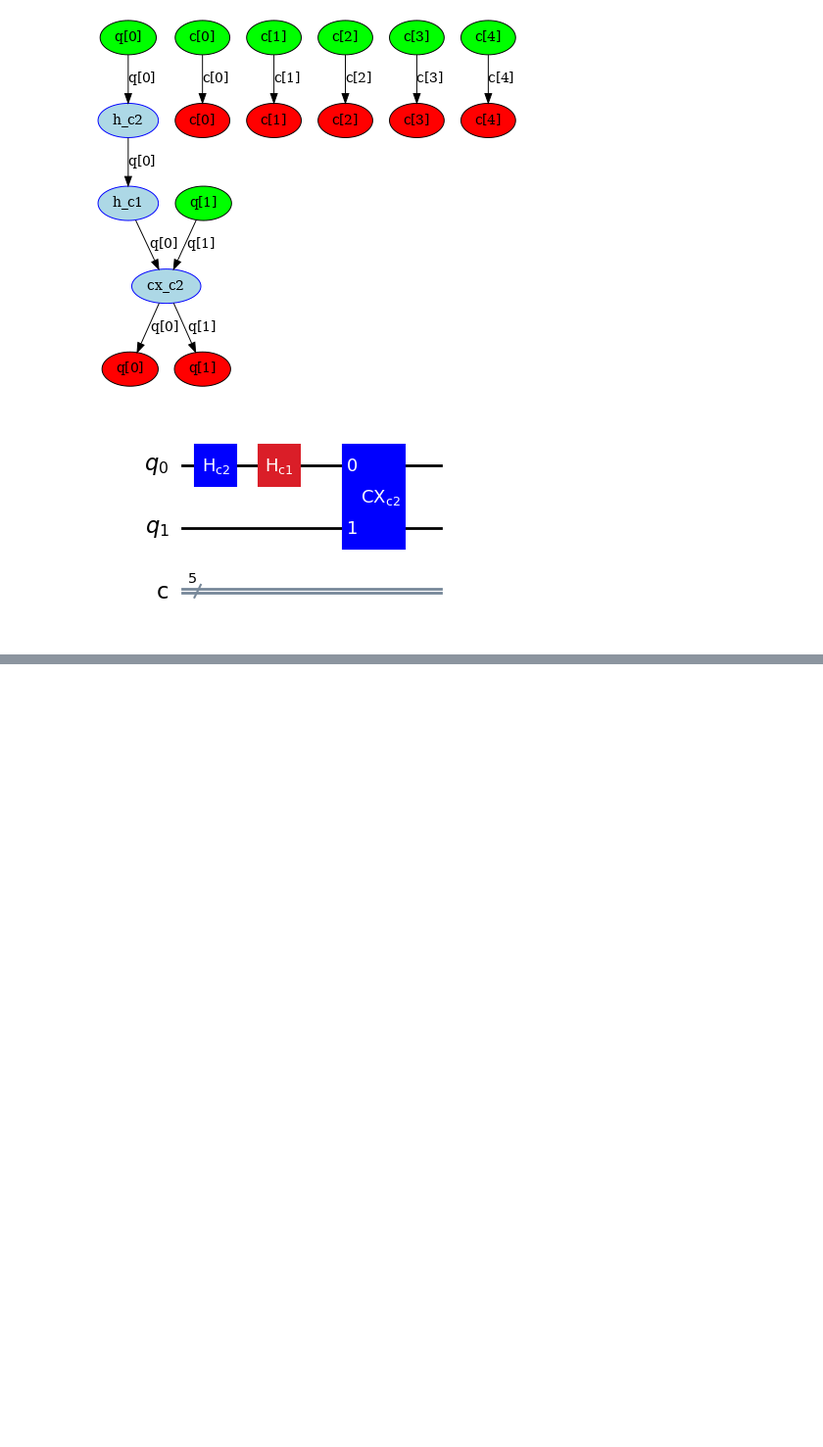
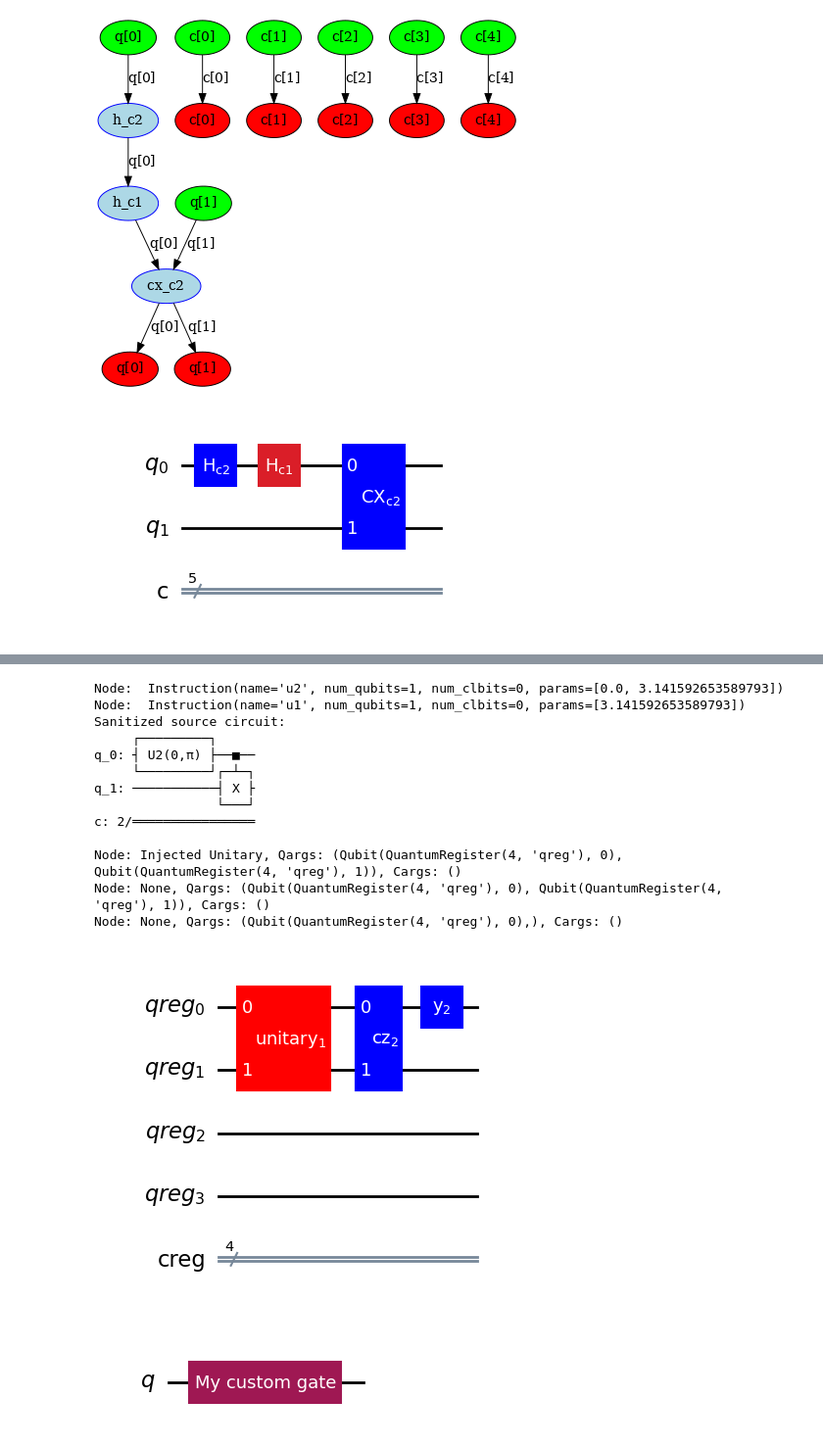
Before and after one commit to sola-st/qite-quantum-platform-testing, a Jupyter notebook: notebooks/011_Dag_Manipulation.ipynb, the cells around one changed output, grey strips where cells are left out. Shown: that part at 98% size. Cells and saved outputs as stored; diff of their text form; code cells hidden in the pictures; blank space fills up the shorter version.

```diff
--- a/notebooks/011_Dag_Manipulation.ipynb
+++ b/notebooks/011_Dag_Manipulation.ipynb
@@ -204,0 +225,47 @@ qc_viz.draw("mpl",
+# %%
+from generators.knitting.unitary_knitter import UnitaryKnitter
+
+uk = UnitaryKnitter(qc_1, qc_2)
+qc_combine_unitary = uk.combine_circuits()
+
+qc_viz_unitary = uk.get_viz_circuit()
+displaytext_unitary = uk.get_viz_map_name_to_text()
+displaycolor_unitary = uk.get_viz_map_name_to_color()
+qc_viz_unitary.draw("mpl",
+                    style={
+                        "displaytext": displaytext_unitary,
+                        "displaycolor": displaycolor_unitary})
+# %% [output]
+Node:  Instruction(name='u2', num_qubits=1, num_clbits=0, params=[0.0, 3.141592653589793])
+Node:  Instruction(name='u1', num_qubits=1, num_clbits=0, params=[3.141592653589793])
+Sanitized source circuit:
+     ┌─────────┐
+q_0: ┤ U2(0,π) ├──■──
+     └─────────┘┌─┴─┐
+q_1: ───────────┤ X ├
+                └───┘
+c: 2/════════════════
+
+Node: Injected Unitary, Qargs: (Qubit(QuantumRegister(4, 'qreg'), 0), Qubit(QuantumRegister(4, 'qreg'), 1)), Cargs: ()
+Node: None, Qargs: (Qubit(QuantumRegister(4, 'qreg'), 0), Qubit(QuantumRegister(4, 'qreg'), 1)), Cargs: ()
+Node: None, Qargs: (Qubit(QuantumRegister(4, 'qreg'), 0),), Cargs: ()
+[figure, added]
+# %%
+from qiskit.quantum_info import Operator
+import numpy as np
+
+# Define a 2x2 matrix
+matrix = np.array([[0, 1], [1, 0]])
+
+# Create an Operator from the matrix
+op = Operator(matrix).to_instruction()
+op.label = "My custom gate"
+
+# Create a quantum circuit and add the custom gate
+qc_custom = QuantumCircuit(1)
+qc_custom.append(op, [0])
+
+# Draw the circuit
+qc_custom.draw('mpl')
+# %% [output]
+[figure, added]
```
Also changed, not shown: parts of 4 cells of this notebook, 8 other files.
